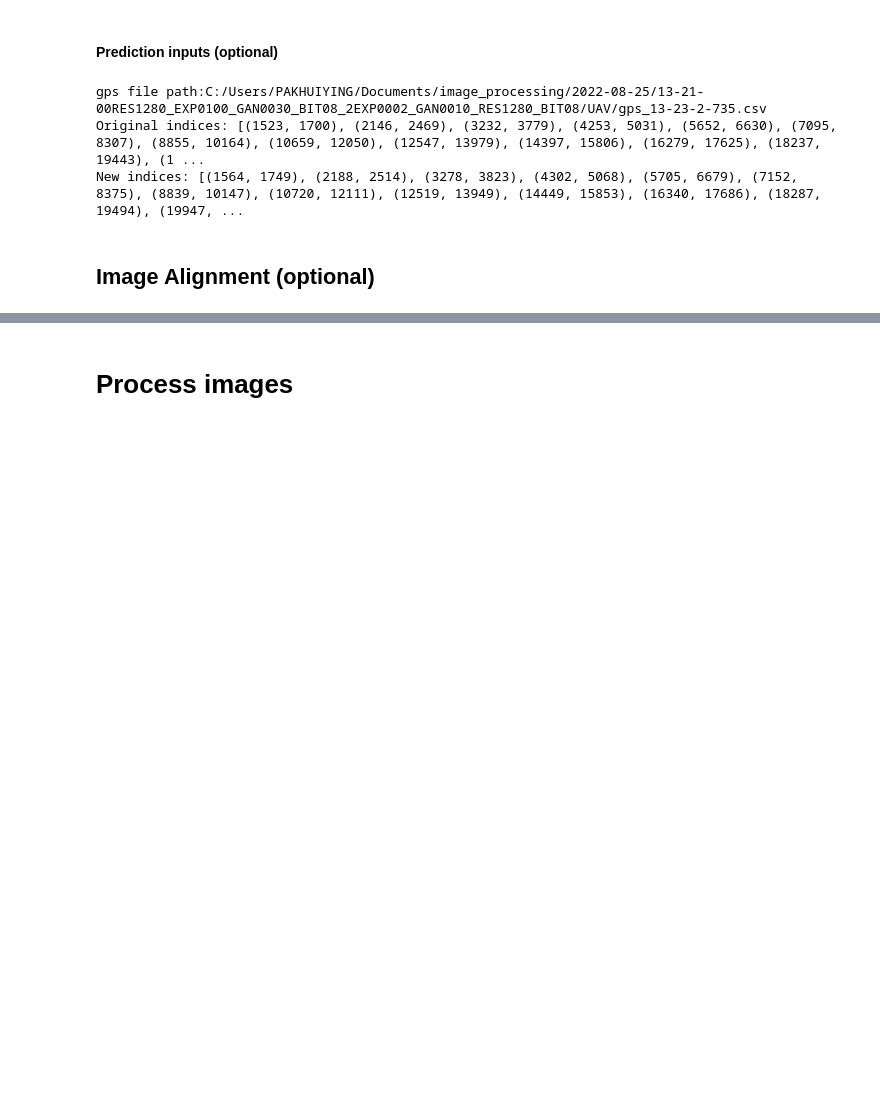
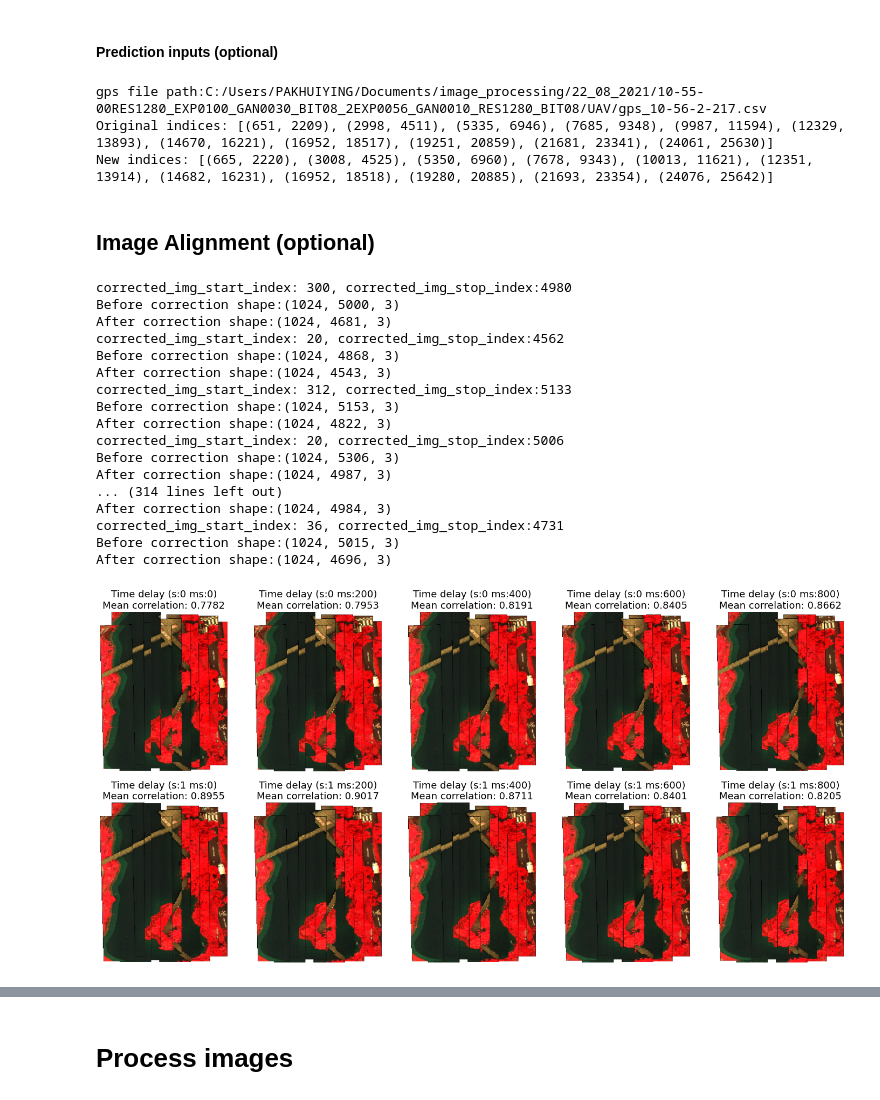
Before and after one commit to pakhuiying/CoastalWQL, a Jupyter notebook: CoastalWQL_nb.ipynb, the cells around one changed output, grey strips where cells are left out. Cells and saved outputs as stored; diff of their text form; code cells hidden in the pictures; blank space fills up the shorter version.

Commit message:
updated inputs to Nanyang Lake images

```diff
--- a/CoastalWQL_nb.ipynb
+++ b/CoastalWQL_nb.ipynb
@@ -20,12 +20,13 @@ Image('workflow.jpg')
 # %% [markdown]
 #### Required inputs
 # %%
-image_fp = r"C:/Users/PAKHUIYING/Documents/image_processing/2022-08-25/13-21-00RES1280_EXP0100_GAN0030_BIT08_2EXP0002_GAN0010_RES1280_BIT08"
-spectrometer_fp = r"C:/Users/PAKHUIYING/Documents/image_processing/2022-08-25/08_25_2022"
-fp_store = r"C:\Users\PAKHUIYING\OneDrive - Nanyang Technological University\NTU\image_processing\F3_processed_images\2022_08_25_2_DNN" #directory to store processed files
-prefix = "2022_08_25_13-21-00_DNN"
-height = 60 #in meters
-gps_index_txt = r"C:/Users/PAKHUIYING/OneDrive - Nanyang Technological University/NTU/image_processing/F3_processed_images/2022_08_25_2/gps_index_2022_08_25_13-21-00.txt"
+image_fp = "C:/Users/PAKHUIYING/Documents/image_processing/22_08_2021/10-55-00RES1280_EXP0100_GAN0030_BIT08_2EXP0056_GAN0010_RES1280_BIT08"
+spectrometer_fp = "C:/Users/PAKHUIYING/Documents/image_processing/22_08_2021/08_22_2021"
+fp_store = r"C:\Users\PAKHUIYING\Documents\image_processing\F3_processed_surveys\NanyangLake" #directory to store processed files
+prefix = "NanyangLake"
+height = 58 #in meters
+# if the coordinate selection is used in the GUI_platform, the gps_index_txt file will be automatically saved
+gps_index_txt = "C:/Users/PAKHUIYING/Documents/image_processing/F3_processed_surveys/test_alignment/2021_08_22/gps_index_test_alignment.txt"
 slider = 1400 #in milliseconds (time delay correction)
 mask_checkbox = True
 classify_checkbox = False
@@ -36,7 +37,8 @@ corrected_indices = None
 
 tss_lat = tss_lon = tss_measurements = None
 
-corrected_fp = r"C:\Users\PAKHUIYING\OneDrive - Nanyang Technological University\NTU\image_processing\F3_processed_images\2022_08_25_2\corrected_indices.json" #corrected image indices (optional)
+# if the dynamic alignment is used in the GUI_platform, corrected_fp file will be automatically saved
+corrected_fp = r"C:\Users\PAKHUIYING\Documents\image_processing\F3_processed_surveys\test_alignment\2021_08_22\corrected_indices.json" #corrected image indices (optional)
 corrected_indices = None
 line_start = 0
 line_stop = 1
@@ -96,31 +105,50 @@ if corrected_indices is not None:
 print("New indices: {}".format(indexes_list))
 reverse_boolean_list = rev_boolean_list(unique_gps_df,test_gps_index)
 # %% [output]
-gps file path:C:/Users/PAKHUIYING/Documents/image_processing/2022-08-25/13-21-00RES1280_EXP0100_GAN0030_BIT08_2EXP0002_GAN0010_RES1280_BIT08/UAV/gps_13-23-2-735.csv
-Original indices: [(1523, 1700), (2146, 2469), (3232, 3779), (4253, 5031), (5652, 6630), (7095, 8307), (8855, 10164), (10659, 12050), (12547, 13979), (14397, 15806), (16279, 17625), (18237, 19443), (1 ...
-New indices: [(1564, 1749), (2188, 2514), (3278, 3823), (4302, 5068), (5705, 6679), (7152, 8375), (8839, 10147), (10720, 12111), (12519, 13949), (14449, 15853), (16340, 17686), (18287, 19494), (19947, ...
+gps file path:C:/Users/PAKHUIYING/Documents/image_processing/22_08_2021/10-55-00RES1280_EXP0100_GAN0030_BIT08_2EXP0056_GAN0010_RES1280_BIT08/UAV/gps_10-56-2-217.csv
+Original indices: [(651, 2209), (2998, 4511), (5335, 6946), (7685, 9348), (9987, 11594), (12329, 13893), (14670, 16221), (16952, 18517), (19251, 20859), (21681, 23341), (24061, 25630)]
+New indices: [(665, 2220), (3008, 4525), (5350, 6960), (7678, 9343), (10013, 11621), (12351, 13914), (14682, 16231), (16952, 18518), (19280, 20885), (21693, 23354), (24076, 25642)]
 # %% [markdown]
 ## Image Alignment (optional)
 # %%
-# extended_rgb = ExtendedRGB(image_fp,gps_indices,height, unique_gps_df)
-# general_dict,datetime_list = extended_rgb.main()
+extended_rgb = ExtendedRGB(image_fp,gps_indices,height, unique_gps_df)
+general_dict,datetime_list = extended_rgb.main()
 # %%
-# time_corrections = list(range(0,2000,200))
-# fig,axes = plt.subplots(2,ceil(len(time_corrections)/2),figsize=(20,10))
+time_corrections = list(range(0,2000,200))
+fig,axes = plt.subplots(2,ceil(len(time_corrections)/2),figsize=(20,10))
 
-# for i,(t,ax) in enumerate(zip(time_corrections,axes.flatten())):
-#     s,ms = divmod(t,1000)
-#     live_correction = LiveCorrection(general_dict,datetime_list,time_delay=t,scale=20)
-#     img_resize_list, correction_bytes_list,bckgrnd_attr,bbox_list = live_correction.main()
-#     corr_coeff_list,_ = calculate_correlation_overlap(img_resize_list)
-#     corr_coeff_avg = np.nanmean(corr_coeff_list)
-#     for arr in img_resize_list:
-#         ax.imshow(arr)
-#     ax.set_title('Time delay (s:{} ms:{})\nMean correlation: {:.4f}'.format(s,ms,corr_coeff_avg),fontdict={'fontsize':18})
-#     ax.set_axis_off()
+for i,(t,ax) in enumerate(zip(time_corrections,axes.flatten())):
+    s,ms = divmod(t,1000)
+    live_correction = LiveCorrection(general_dict,datetime_list,time_delay=t,scale=20)
+    img_resize_list, correction_bytes_list,bckgrnd_attr,bbox_list = live_correction.main()
+    corr_coeff_list,_ = calculate_correlation_overlap(img_resize_list)
+    corr_coeff_avg = np.nanmean(corr_coeff_list)
+    for arr in img_resize_list:
+        ax.imshow(arr)
+    ax.set_title('Time delay (s:{} ms:{})\nMean correlation: {:.4f}'.format(s,ms,corr_coeff_avg),fontdict={'fontsize':18})
+    ax.set_axis_off()
 
-# # plt.rc('axes',titlesize = 15)
-# plt.tight_layout()
-# plt.show()
+# plt.rc('axes',titlesize = 15)
+plt.tight_layout()
+plt.show()
+# %% [output]
+corrected_img_start_index: 300, corrected_img_stop_index:4980
+Before correction shape:(1024, 5000, 3)
+After correction shape:(1024, 4681, 3)
+corrected_img_start_index: 20, corrected_img_stop_index:4562
+Before correction shape:(1024, 4868, 3)
+After correction shape:(1024, 4543, 3)
+corrected_img_start_index: 312, corrected_img_stop_index:5133
+Before correction shape:(1024, 5153, 3)
+After correction shape:(1024, 4822, 3)
+corrected_img_start_index: 20, corrected_img_stop_index:5006
+Before correction shape:(1024, 5306, 3)
+After correction shape:(1024, 4987, 3)
+... (314 lines left out)
+After correction shape:(1024, 4984, 3)
+corrected_img_start_index: 36, corrected_img_stop_index:4731
+Before correction shape:(1024, 5015, 3)
+After correction shape:(1024, 4696, 3)
+[figure, added]
 # %%
 # # select the most appropriate time delay correction e.g.1200
```
Also changed, not shown: parts of 11 cells of this notebook.
